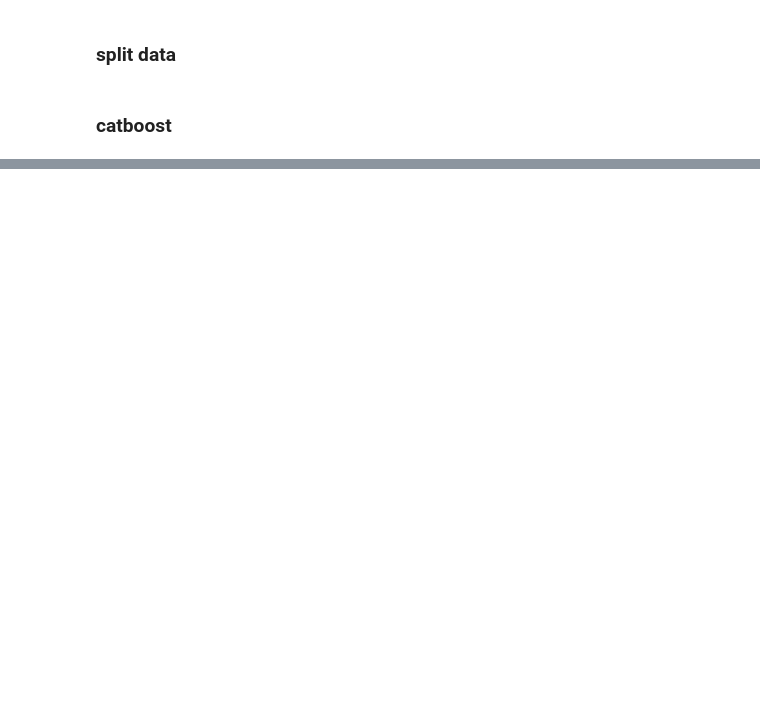
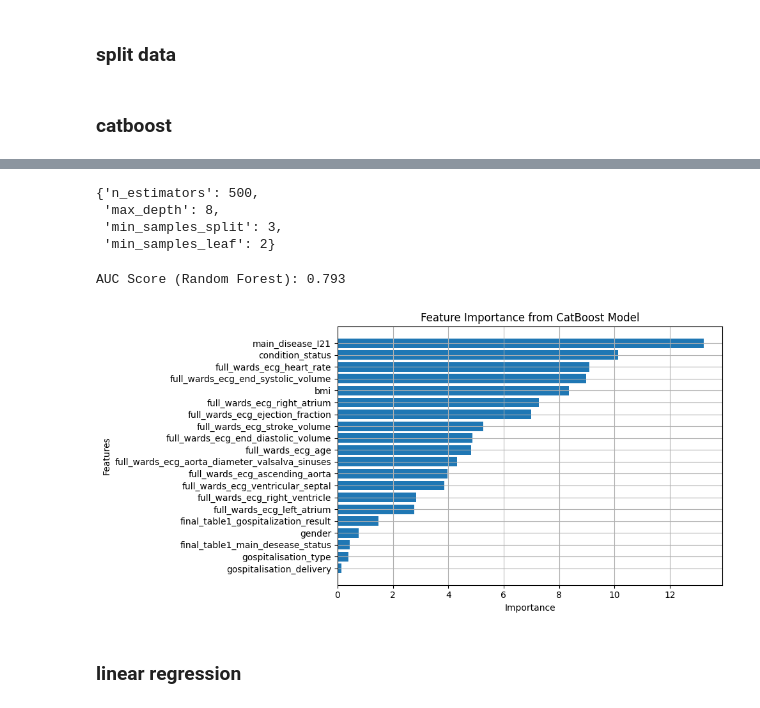
Before and after one commit to KonstantinBurkin/parse-records, a Jupyter notebook: notebooks/8.1_make_models.ipynb, the cells around one changed output, grey strips where cells are left out. Saved outputs shown, nothing was run; the diff lists cells and outputs as text; code cells hidden in the pictures; blank space fills up the shorter version.

```diff
--- a/notebooks/8.1_make_models.ipynb
+++ b/notebooks/8.1_make_models.ipynb
@@ -129,0 +291,44 @@ plt.show()
+# %%
+study.best_params
+# %% [output]
+{'n_estimators': 500,
+ 'max_depth': 8,
+ 'min_samples_split': 3,
+ 'min_samples_leaf': 2}
+# %%
+# Train Random Forest model
+rf_model = RandomForestClassifier(
+    random_state=2024,
+    n_estimators=500,
+    max_depth=5,
+    # **study.best_params,
+)  # You can adjust hyperparameters as needed
+rf_model.fit(X_train, y_train.to_pandas())
+
+# Evaluate the model
+y_pred_proba_rf = rf_model.predict_proba(X_test)[:, 1]
+auc_score_rf = roc_auc_score(y_test.to_pandas(), y_pred_proba_rf)
+
+print(f"AUC Score (Random Forest): {auc_score_rf:.3f}")
+# %% [output]
+AUC Score (Random Forest): 0.793
+# %%
+feature_importance = pd.DataFrame(
+    {"feature": X_train.columns, "importance": model.feature_importances_}
+).sort_values("importance", ascending=True)
+
+plt.figure(figsize=(10, 5))
+plt.barh(
+    feature_importance["feature"],
+    feature_importance["importance"],
+)
+plt.xlabel("Importance")
+plt.ylabel("Features")
+plt.title("Feature Importance from CatBoost Model")
+plt.tight_layout()
+plt.grid()
+plt.show()
+# %% [output]
+[figure, added]
+# %% [markdown]
+### linear regression
```
Also changed, not shown: parts of 22 cells of this notebook.
